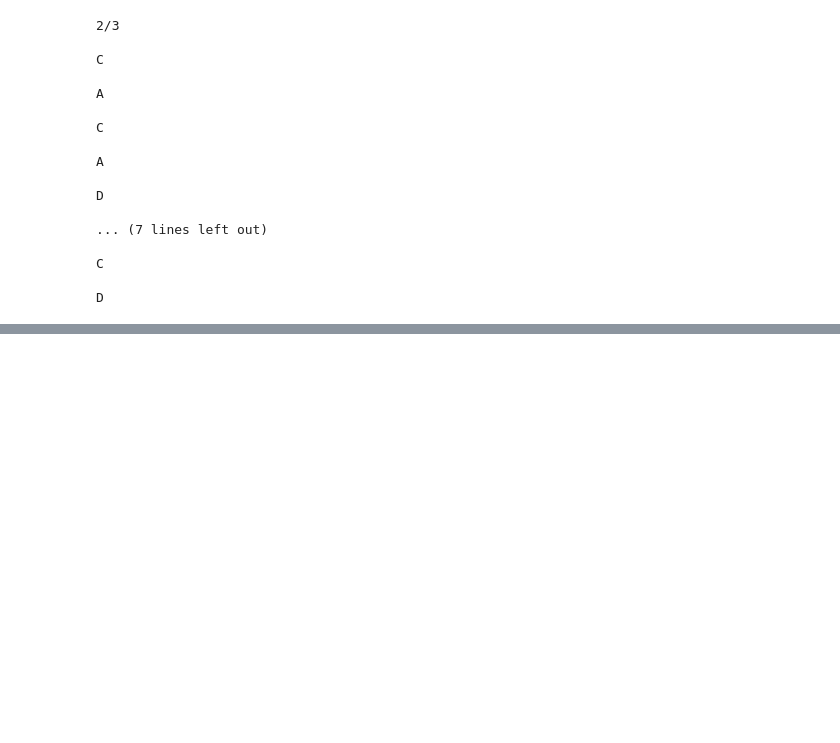
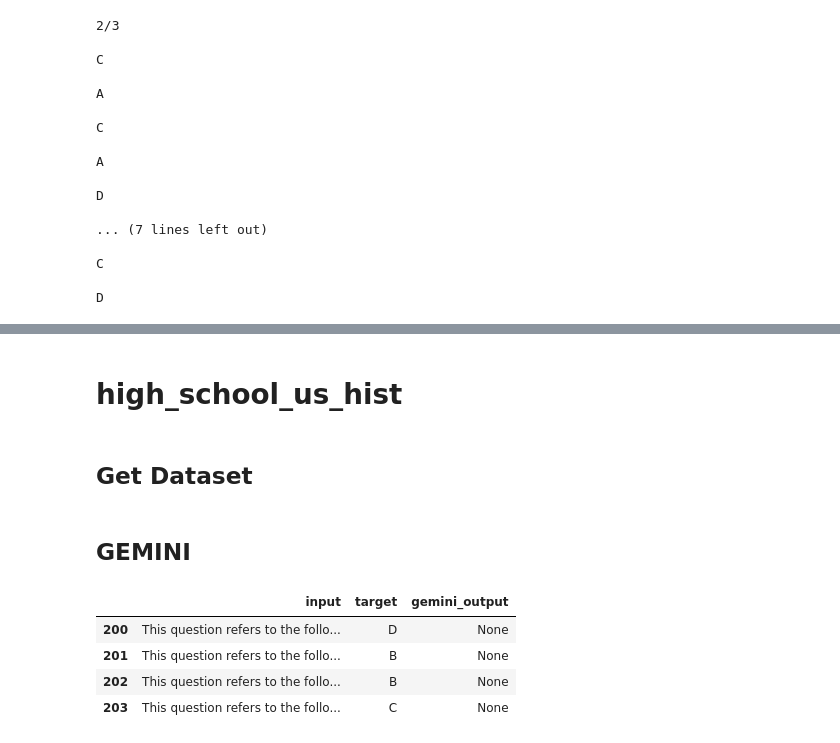
Before and after one commit to ezishr/Undergraduate-Research, a Jupyter notebook: Check points/MMLU/MMLU.ipynb, the cells around one changed output, grey strips where cells are left out. Cells and saved outputs as stored; diff of their text form; code cells hidden in the pictures; blank space fills up the shorter version.

```diff
--- a/Check points/MMLU/MMLU.ipynb
+++ b/Check points/MMLU/MMLU.ipynb
@@ -829,0 +1840,19 @@ gemini_college_physisc.to_csv('gemini_college_physics.csv', index=False)
+# %% [markdown]
+# high_school_us_hist
+# %% [markdown]
+## Get Dataset
+# %%
+high_school_us_hist = MMLU_CSV_Processor_my('MMLU','high_school_us_history_test.csv').convert_df()
+# %% [markdown]
+## GEMINI
+# %%
+gemini_high_school_us_hist = high_school_us_hist.copy()
+gemini_high_school_us_hist['gemini_output'] = None
+# %%
+gemini_high_school_us_hist[gemini_high_school_us_hist['gemini_output'].isnull()]
+# %% [output]
+|  | input | target | gemini_output |
+| 200 | This question refers to the follo... | D | None |
+| 201 | This question refers to the follo... | B | None |
+| 202 | This question refers to the follo... | B | None |
+| 203 | This question refers to the follo... | C | None |
```
Also changed, not shown: parts of 163 cells of this notebook, 23 other files.
